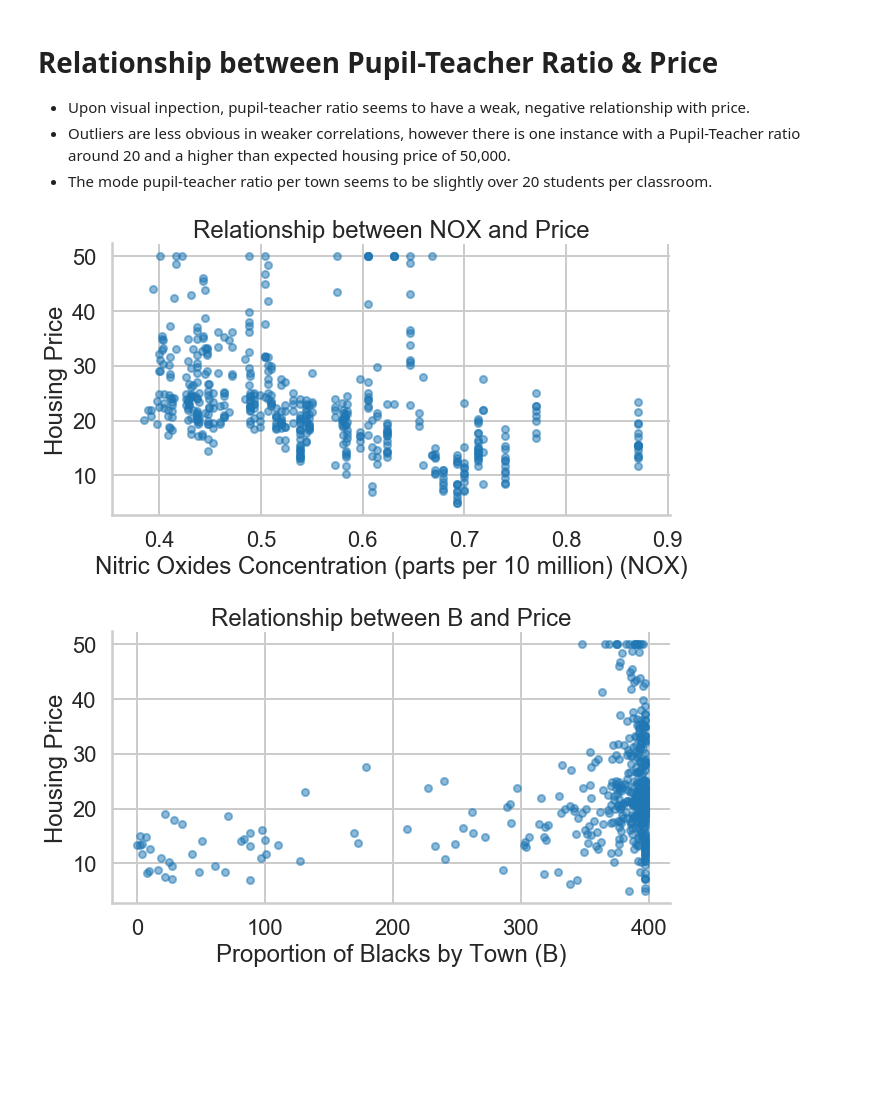
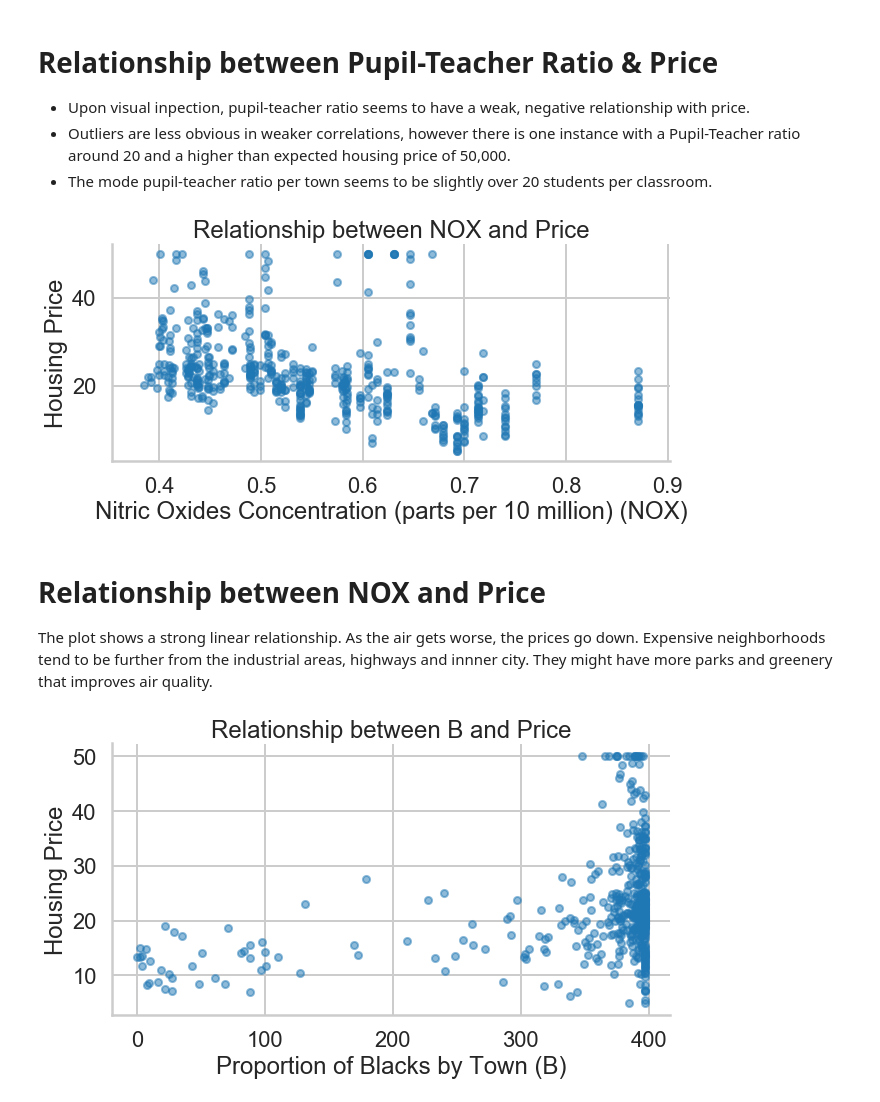
Before and after one commit to lwdee/Springboard, a Jupyter notebook: Linear_Regression_Boston_Housing/Mini_Project_Linear_Regression.ipynb, the cells around one changed output. Cells and saved outputs as stored; diff of their text form; code cells hidden in the pictures; blank space fills up the shorter version.

```diff
--- a/Linear_Regression_Boston_Housing/Mini_Project_Linear_Regression.ipynb
+++ b/Linear_Regression_Boston_Housing/Mini_Project_Linear_Regression.ipynb
@@ -323,16 +323,19 @@ plt.show()
 - The mode pupil-teacher ratio per town seems to be slightly over 20 students per classroom.
 # %%
 # scatter plot between *NOX* and *PRICE*
-fig, ax = plt.subplots(figsize=(10, 5))
+fig, ax = plt.subplots(figsize=(10, 4))
 plt.scatter(bos.NOX, bos.PRICE, alpha = .5, s = 50)
 plt.xlabel("Nitric Oxides Concentration (parts per 10 million) (NOX)")
 plt.ylabel("Housing Price")
 plt.title("Relationship between NOX and Price")
 ax.spines['top'].set_visible(False)
 ax.spines['right'].set_visible(False)
 plt.show()
 # %% [output]
-[figure, old version]
+[figure, new version]
+# %% [markdown]
+# Relationship between NOX and Price
+The plot shows a strong linear relationship. As the air gets worse, the prices go down. Expensive neighborhoods tend to be further from the industrial areas, highways and innner city. They might have more parks and greenery that improves air quality.
 # %%
 # scatter plot between *B* and *PRICE*
 fig, ax = plt.subplots(figsize=(10, 5))
```
Also changed, not shown: parts of 29 cells of this notebook.
